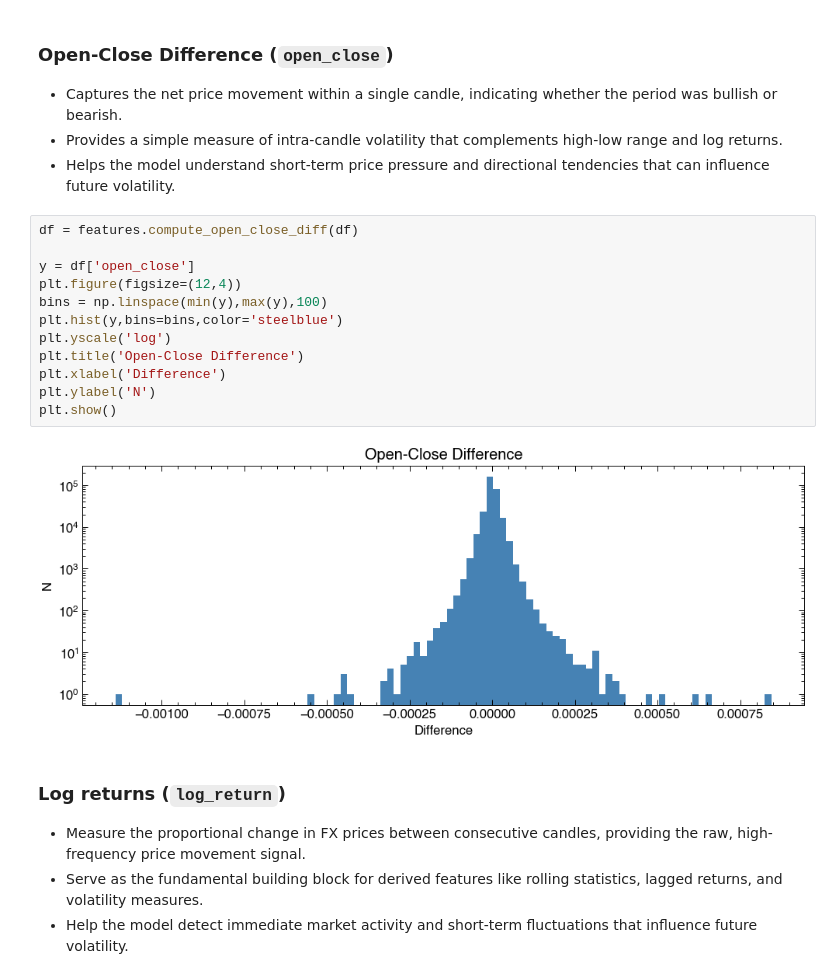
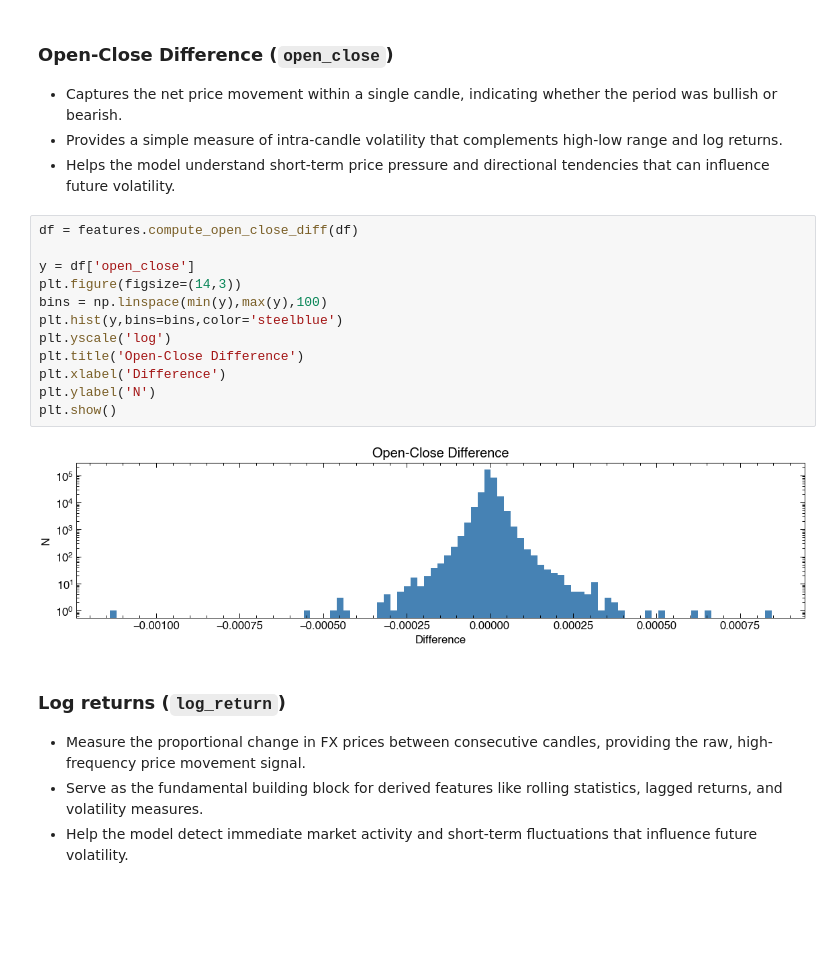
Before and after one commit to dominicjtaylor/fx-volatility-forecasting, a Jupyter notebook: notebooks/volatility_forecasting.ipynb, the cells around one changed output. Saved outputs shown, nothing was run; the diff lists cells and outputs as text; blank space fills up the shorter version.

```diff
--- a/notebooks/volatility_forecasting.ipynb
+++ b/notebooks/volatility_forecasting.ipynb
@@ -102,17 +103,17 @@ plt.show()
 # %%
 df = features.compute_open_close_diff(df)
 
 y = df['open_close']
-plt.figure(figsize=(12,4))
+plt.figure(figsize=(14,3))
 bins = np.linspace(min(y),max(y),100)
 plt.hist(y,bins=bins,color='steelblue')
 plt.yscale('log')
 plt.title('Open-Close Difference')
 plt.xlabel('Difference')
 plt.ylabel('N')
 plt.show()
 # %% [output]
-[figure, old version]
+[figure, new version]
 # %% [markdown]
 ### Log returns (`log_return`)
 - Measure the proportional change in FX prices between consecutive candles, providing the raw, high-frequency price movement signal.
```
Also changed, not shown: parts of 27 cells of this notebook, 2 other files.
